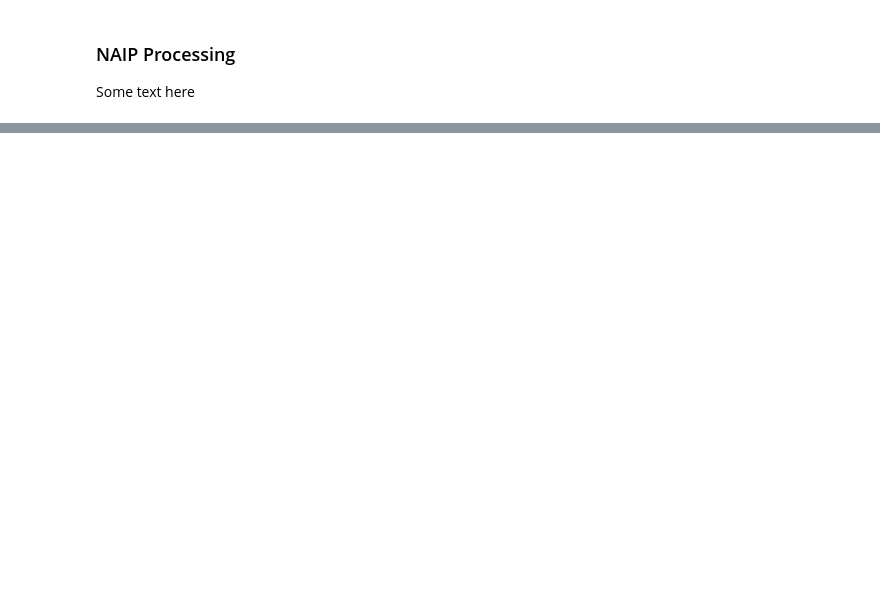
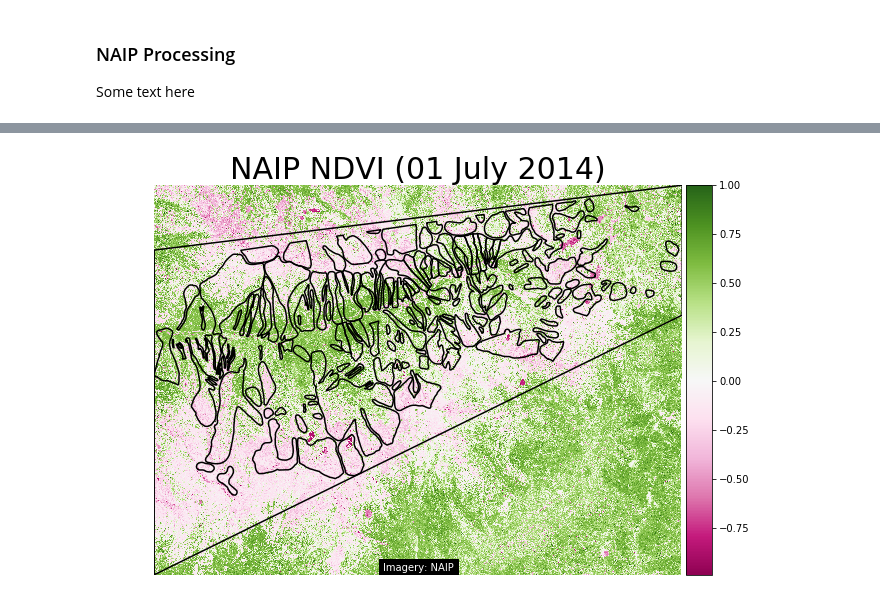
Before and after one commit to avalanche-mapping/avalanche-mapping, a Jupyter notebook: NAIP_Blog.ipynb, the cells around one changed output, grey strips where cells are left out. Saved outputs shown, nothing was run; the diff lists cells and outputs as text; code cells hidden in the pictures; blank space fills up the shorter version.

```diff
--- a/NAIP_Blog.ipynb
+++ b/NAIP_Blog.ipynb
@@ -44,0 +63,9 @@ ndvi_2014_mosaic = es.normalized_diff(b2=mosaic_2014_scene[3], b1=mosaic_2014_sc
+# %%
+# Plot the 2011 NDVI with the avalanche paths overlaid on top
+common.plot_array_and_vector(ndvi_2014_mosaic,
+                             mosaic_2014_src.crs,
+                             "NAIP NDVI (01 July 2014)",
+                             "Imagery: NAIP")
+plt.show()
+# %% [output]
+[figure, added]
```
Also changed, not shown: parts of 7 cells of this notebook, 1 other file.
